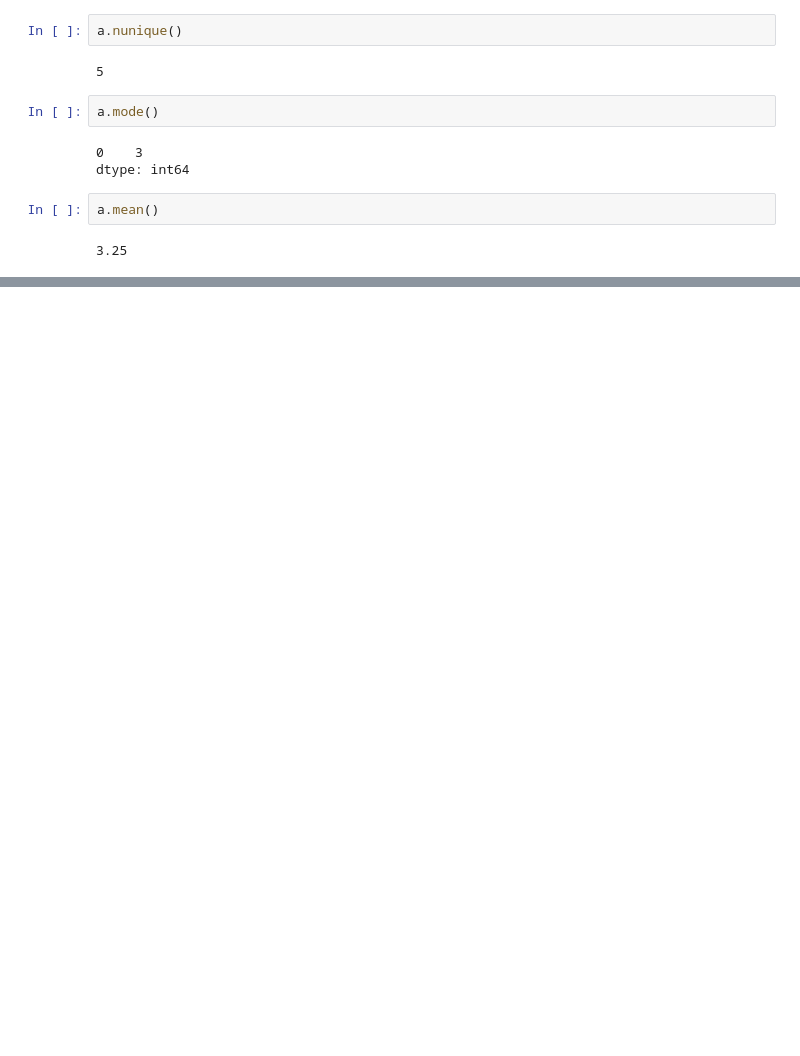
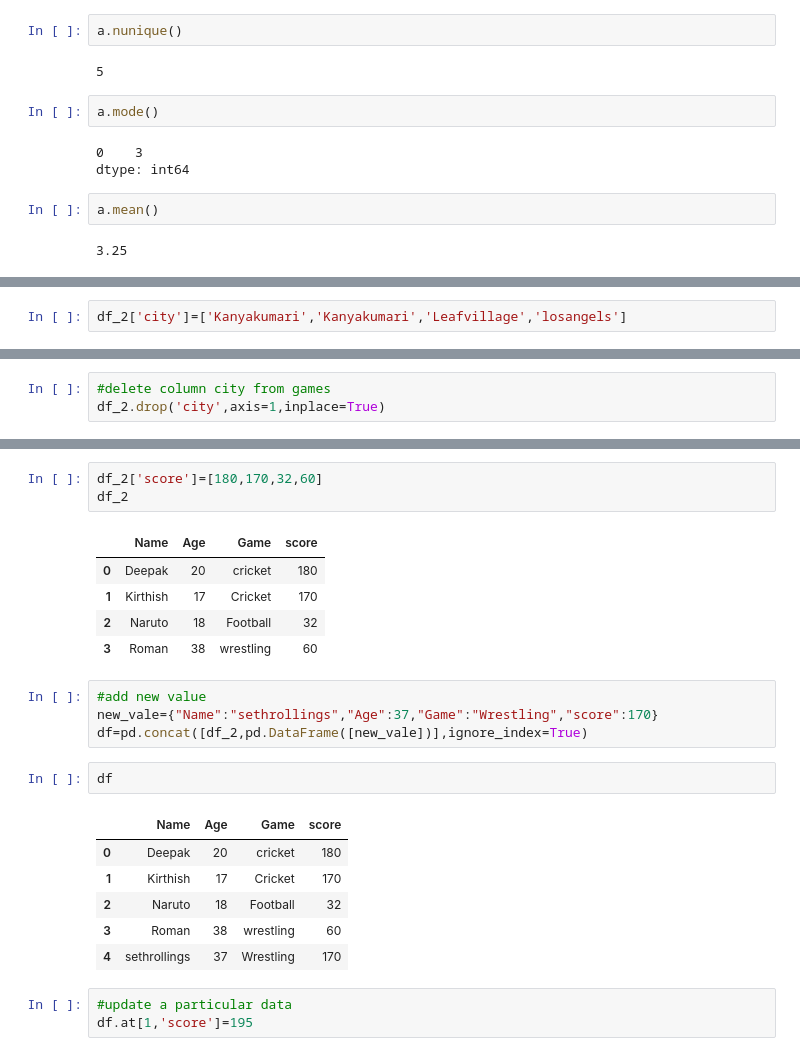
Before and after one commit to Deepak0121-svg/Pandas, a Jupyter notebook: pandas.ipynb, the cells around one changed output, grey strips where cells are left out. Cells and saved outputs as stored; diff of their text form; blank space fills up the shorter version.

```diff
--- a/pandas.ipynb
+++ b/pandas.ipynb
@@ -155,0 +251,2 @@ a.mean()
+# %%
+df_2['city']=['Kanyakumari','Kanyakumari','Leafvillage','losangels']
@@ -155,0 +265,3 @@ a.mean()
+# %%
+#delete column city from games
+df_2.drop('city',axis=1,inplace=True)
@@ -155,0 +276,25 @@ a.mean()
+# %%
+df_2['score']=[180,170,32,60]
+df_2
+# %% [output]
+|  | Name | Age | Game | score |
+| 0 | Deepak | 20 | cricket | 180 |
+| 1 | Kirthish | 17 | Cricket | 170 |
+| 2 | Naruto | 18 | Football | 32 |
+| 3 | Roman | 38 | wrestling | 60 |
+# %%
+#add new value
+new_vale={"Name":"sethrollings","Age":37,"Game":"Wrestling","score":170}
+df=pd.concat([df_2,pd.DataFrame([new_vale])],ignore_index=True)
+# %%
+df
+# %% [output]
+|  | Name | Age | Game | score |
+| 0 | Deepak | 20 | cricket | 180 |
+| 1 | Kirthish | 17 | Cricket | 170 |
+| 2 | Naruto | 18 | Football | 32 |
+| 3 | Roman | 38 | wrestling | 60 |
+| 4 | sethrollings | 37 | Wrestling | 170 |
+# %%
+#update a particular data
+df.at[1,'score']=195
```
Also changed, not shown: parts of 27 cells of this notebook, 1 other file.
